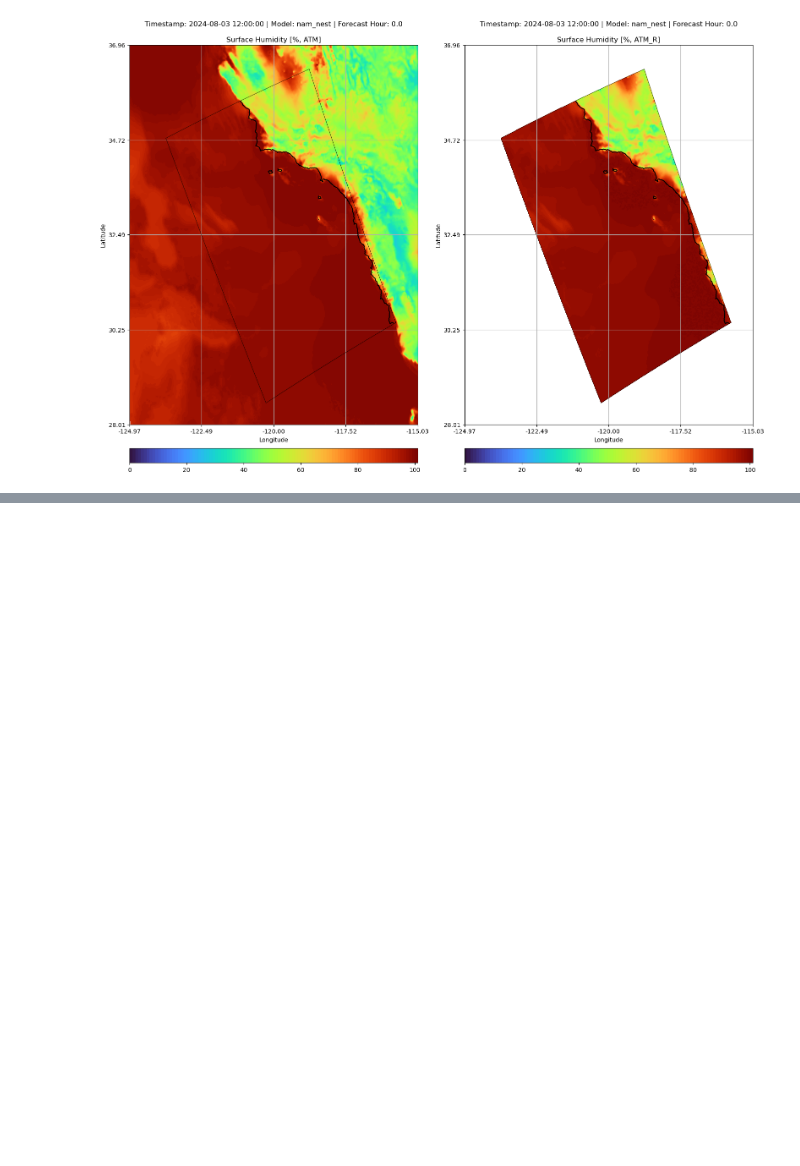
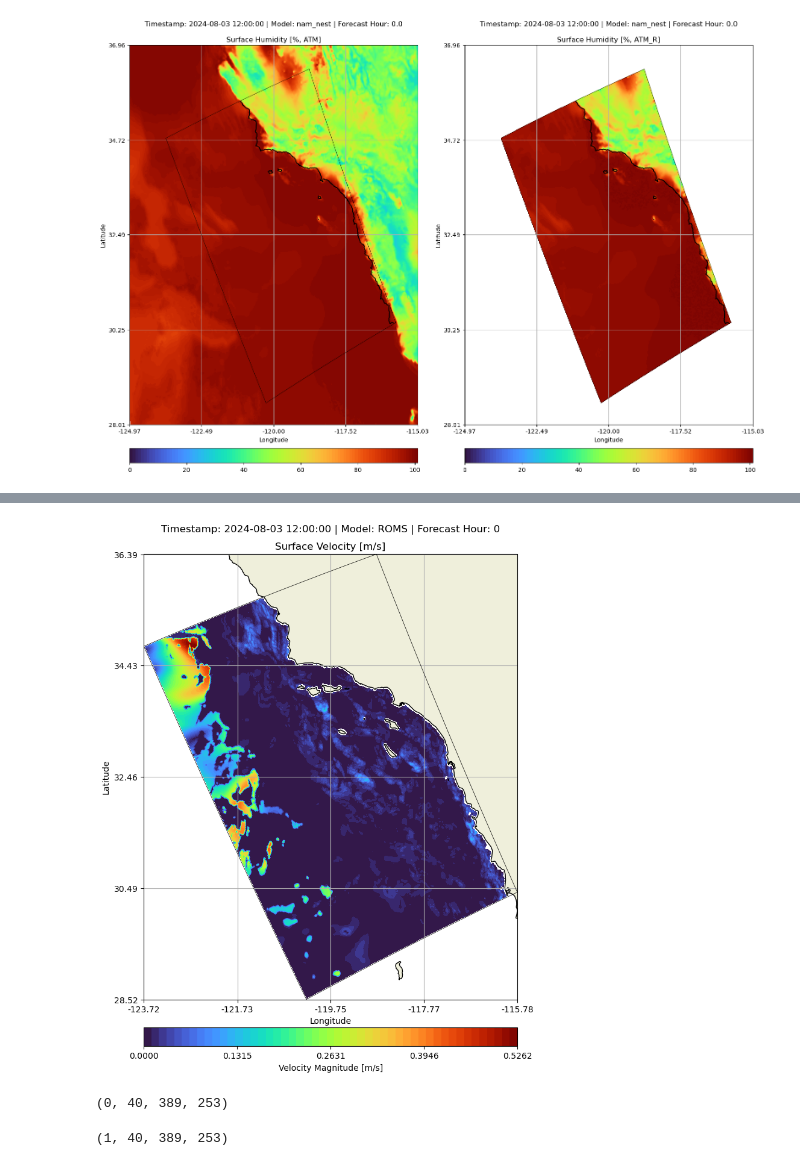
Before and after one commit to mspydell/PFM, a Jupyter notebook: driver/driver_run_forecast_LV1_Vplot.ipynb, the cells around one changed output, grey strips where cells are left out. Cells and saved outputs as stored; diff of their text form; code cells hidden in the pictures; blank space fills up the shorter version.

```diff
--- a/driver/driver_run_forecast_LV1_Vplot.ipynb
+++ b/driver/driver_run_forecast_LV1_Vplot.ipynb
@@ -115,11 +123,3 @@ pltfuns.plot_all_fields_in_one(ATM, ATM_R, RMG, PFM, show = True, fields_to_plot
 # %% [output]
 <Figure size 640x480 with 0 Axes>
 [figure]
-# %%
-fn_out = PFM['lv1_forc_dir'] + '/' + PFM['lv1_atm_file'] # LV1 atm forcing filename
-print('driver_run_forcast_LV1: saving ATM file to ' + fn_out)
-atmfuns.atm_roms_dict_to_netcdf(ATM_R,fn_out)
-print('driver_run_forecast_LV1:  done with writing ATM file, Current time ', datetime.now())
-# put in a function to plot the atm.nc file if we want to
-pltfuns.load_and_plot_atm(RMG, PFM)
-print('done with pltfuns.load_and_plot_atm(PFM)')
@@ -217,0 +211,6 @@ Error:
+# %%
+
+file_path = "/scratch/PFM_Simulations/LV1_Forecast/Forc/LV1_OCEAN_IC.nc"
+
+ds = nc.Dataset(file_path)
+ds
@@ -217,0 +413,14 @@ Error:
+# %%
+plot_ocn_ic_fields(file_path, RMG, fields_to_plot='velocity', show=True)
+# %% [output]
+[figure, added]
+# %%
+u_rho = 0.5 * (ds['u'][:, :-1] + ds['u'][:, 1:])
+v_rho = 0.5 * (ds['v'][:-1, :] + ds['v'][1:, :])
+np.shape(v_rho)
+# %% [output]
+(0, 40, 389, 253)
+# %%
+np.shape(ds['v'])
+# %% [output]
+(1, 40, 389, 253)
```
Also changed, not shown: parts of 26 cells of this notebook, 2 other files.
